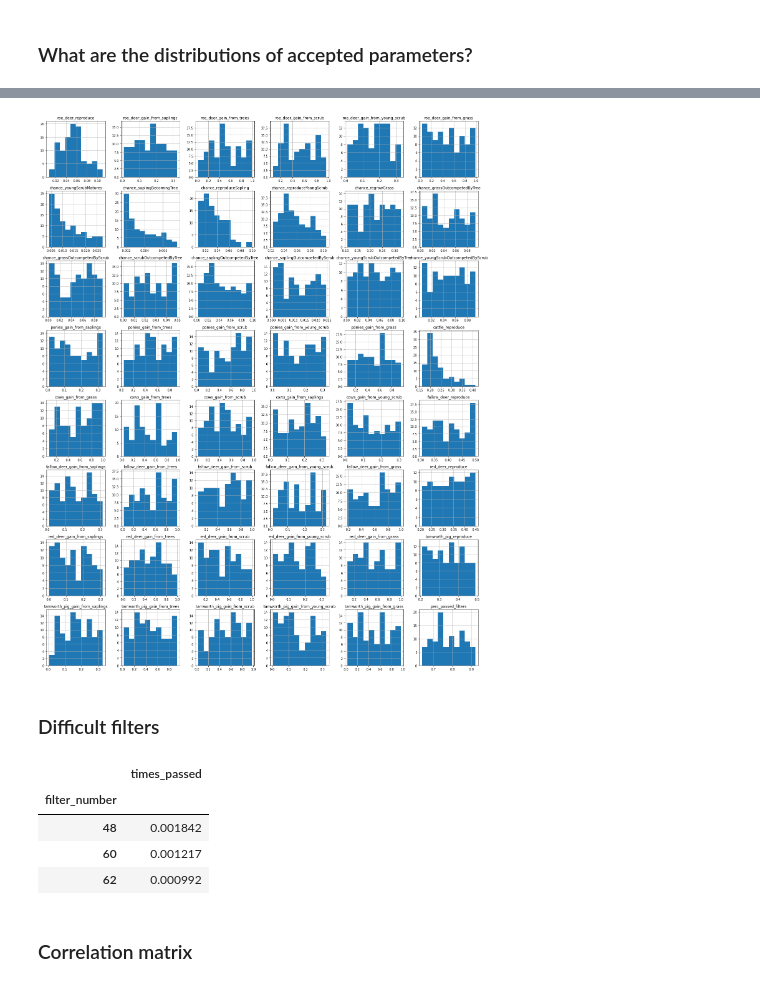
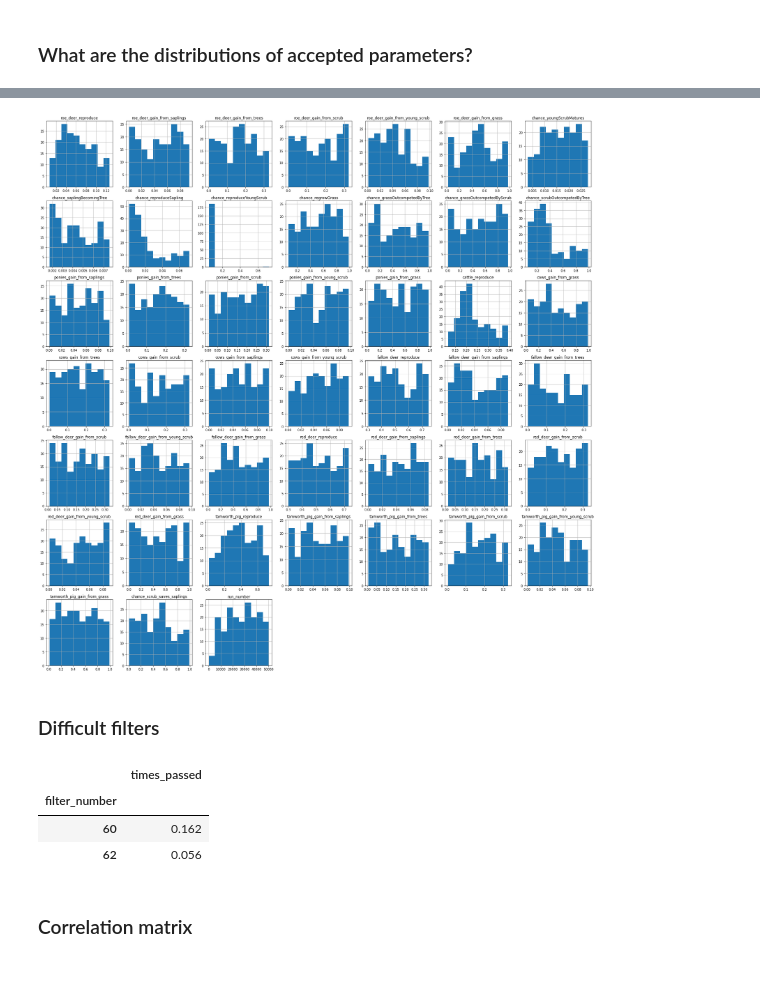
Before and after one commit to emjneil/KneppABM, a Jupyter notebook: accepted_params.ipynb, the cells around one changed output, grey strips where cells are left out. Cells and saved outputs as stored; diff of their text form; code cells hidden in the pictures.

```diff
--- a/accepted_params.ipynb
+++ b/accepted_params.ipynb
@@ -734,37 +792,2 @@ best_param.to_csv('best_params.csv')
 # %% [markdown]
 ### What are the distributions of accepted parameters?
-# %%
-# open the parameter files
-accepted_parameter_1 = pd.read_csv("all_parameters_1.csv")
-accepted_parameter_2 = pd.read_csv("all_parameters_2.csv")
-accepted_parameter_3 = pd.read_csv("all_parameters_3.csv")
-accepted_parameter_11 = pd.read_csv("all_parameters_11.csv")
-accepted_parameter_12 = pd.read_csv("all_parameters_12.csv")
-accepted_parameter_14 = pd.read_csv("all_parameters_14.csv")
-accepted_parameter_16 = pd.read_csv("all_parameters_16.csv")
-accepted_parameter_17 = pd.read_csv("all_parameters_17.csv")
-accepted_parameter_18 = pd.read_csv("all_parameters_18.csv")
-accepted_parameter_19 = pd.read_csv("all_parameters_19.csv")
-accepted_parameter_20 = pd.read_csv("all_parameters_20.csv")
-accepted_parameter_21 = pd.read_csv("all_parameters_21.csv")
-accepted_parameter_22 = pd.read_csv("all_parameters_22.csv")
-accepted_parameter_23 = pd.read_csv("all_parameters_23.csv")
-accepted_parameter_24 = pd.read_csv("all_parameters_24.csv")
-
-# change the run numbers (so no duplicates) - these have 10k runs       # 0-10k
-accepted_parameter_2['run_number'] = accepted_parameter_2['run_number'] + 10000 # 10-20k
-accepted_parameter_3['run_number'] = accepted_parameter_3['run_number'] + 20000 # 20-30k
-accepted_parameter_11['run_number'] = accepted_parameter_11['run_number'] + 30000 # 30-40k
-accepted_parameter_12['run_number'] = accepted_parameter_12['run_number'] + 40000 # 40-50k
-accepted_parameter_14['run_number'] = accepted_parameter_14['run_number'] + 50000 # 50-60k
-accepted_parameter_19['run_number'] = accepted_parameter_19['run_number'] + 60000 # 60-70k
-accepted_parameter_20['run_number'] = accepted_parameter_20['run_number'] + 70000 # 70-80k
-accepted_parameter_21['run_number'] = accepted_parameter_21['run_number'] + 80000 # 80-90k
-accepted_parameter_16['run_number'] = accepted_parameter_16['run_number'] + 90000 # 90-95k
-accepted_parameter_17['run_number'] = accepted_parameter_17['run_number'] + 95000 # 95-100k
-accepted_parameter_18['run_number'] = accepted_parameter_18['run_number'] + 100000 # 100k-105k
-accepted_parameter_22['run_number'] = accepted_parameter_22['run_number'] + 105000 # 105k-110k
-accepted_parameter_23['run_number'] = accepted_parameter_23['run_number'] + 110000 # 110k-115k
-accepted_parameter_24['run_number'] = accepted_parameter_24['run_number'] + 115000 # 115-120k
-
-dfs_params = pd.concat([accepted_parameter_1, accepted_parameter_2, accepted_parameter_3, accepted_parameter_11, accepted_parameter_12, accepted_parameter_14, accepted_parameter_16, accepted_parameter_17, accepted_parameter_18, accepted_parameter_19, accepted_parameter_20,accepted_parameter_21, accepted_parameter_22, accepted_parameter_23,accepted_parameter_24], axis=0).drop(columns="Unnamed: 0")
@@ -771,6 +840,4 @@ dfs_params = pd.concat([accepted_parameter_1, accepted_parameter_2, accepted_par
 # %%
 # which ones were accepted?
 accepted_params = dfs_params[dfs_params.run_number.isin(best_results['run_number'])]
-accepted_params = accepted_params.iloc[:,1:48]
-# need one more column so add number of runs
-accepted_params["perc_passed_filters"] = best_results['passed_filters'].values/64
+accepted_params = accepted_params.reset_index(drop=True)
@@ -779,11 +862,13 @@ accepted_params["perc_passed_filters"] = best_results['passed_filters'].values/6
 accepted_params.to_csv('combined_accepted_parameters.csv')
 # %%
 # show where the best fit params are in the histograms
-fig, axis = plt.subplots(8,6,figsize=(20, 25))
-accepted_params.hist(ax=axis) # no ranges specified
+fig, axis = plt.subplots(figsize=(25, 25))
+# accepted_params.hist(ax=axis, range=[0,1]) # no ranges specified
+accepted_params.hist(ax=axis)
+
 fig.tight_layout()
 # %% [output]
-[figure, old version]
+[figure, new version]
 # %% [markdown]
 ### Difficult filters
 # %%
@@ -811,11 +891,10 @@ cleaned_filters = df_filters.groupby("filter_number").sum()/120000
 # %%
-cleaned_filters.loc[cleaned_filters['times_passed'] < 0.01]
+cleaned_filters.loc[cleaned_filters['times_passed'] < 0.01] * 100
 # %% [output]
 |  | times_passed |
 | filter_number |  |
-| 48 | 0.001842 |
-| 60 | 0.001217 |
-| 62 | 0.000992 |
+| 60 | 0.162 |
+| 62 | 0.056 |
 # %% [markdown]
 ### Correlation matrix
 # %%
```
Also changed, not shown: parts of 26 cells of this notebook, 22 other files.
